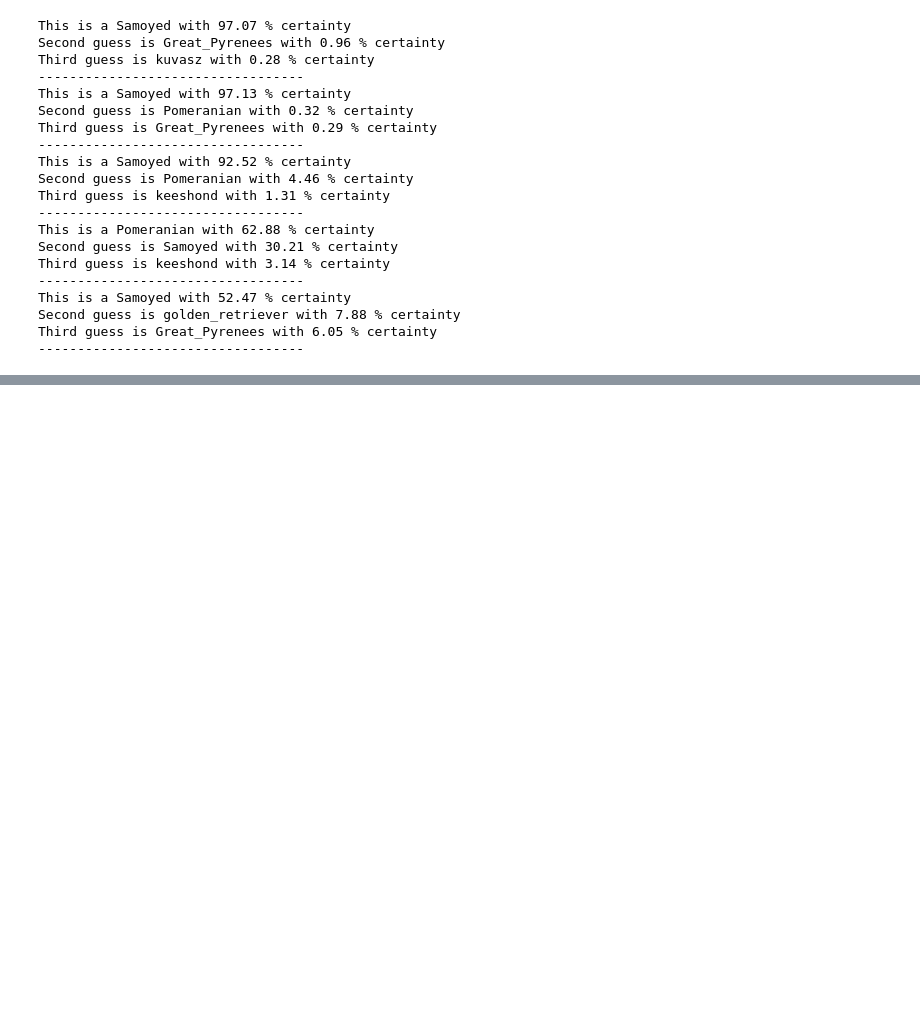
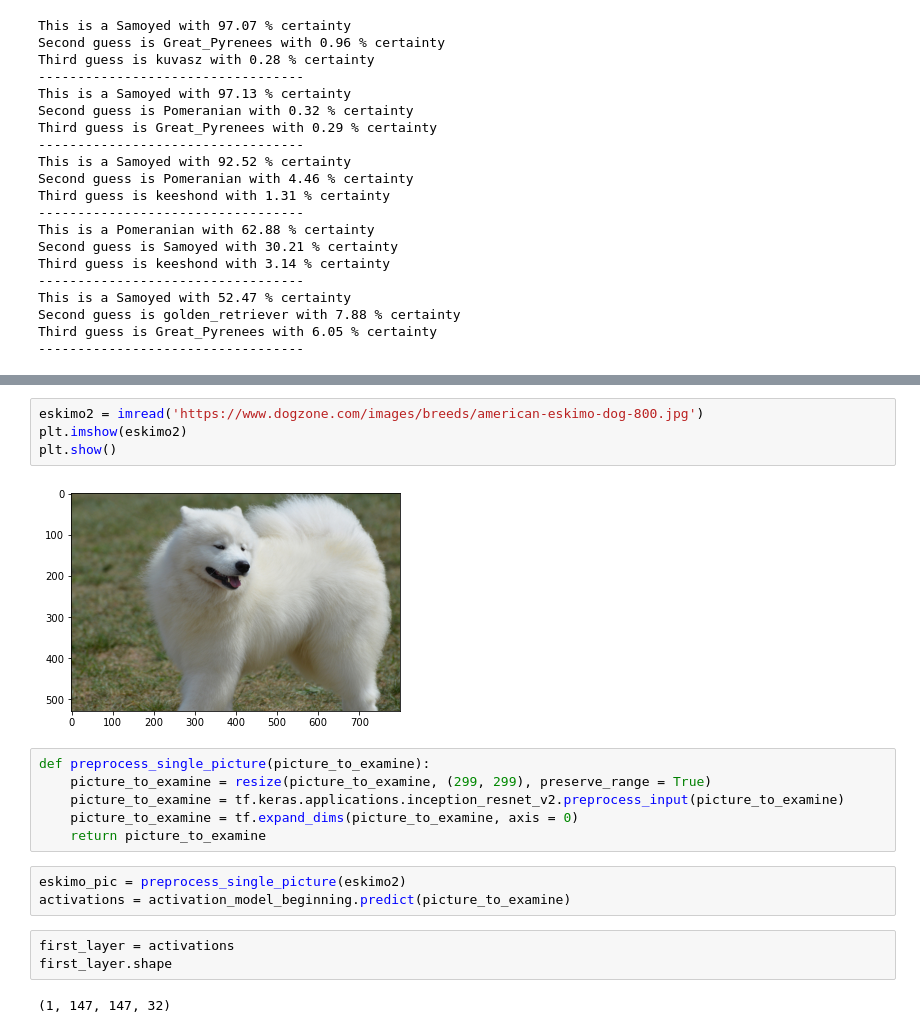
Before and after one commit to ivvlko/CNN-Transfer-Learning-Classification, a Jupyter notebook: 4_Debug and Evaluate NN.ipynb, the cells around one changed output, grey strips where cells are left out. Saved outputs shown, nothing was run; the diff lists cells and outputs as text; blank space fills up the shorter version.

```diff
--- a/4_Debug and Evaluate NN.ipynb
+++ b/4_Debug and Evaluate NN.ipynb
@@ -197,0 +232,20 @@ We found a very big problem with this class, it hasn't even appeared once in its
+# %%
+eskimo2 = imread('https://www.dogzone.com/images/breeds/american-eskimo-dog-800.jpg')
+plt.imshow(eskimo2)
+plt.show()
+# %% [output]
+[figure, added]
+# %%
+def preprocess_single_picture(picture_to_examine):
+    picture_to_examine = resize(picture_to_examine, (299, 299), preserve_range = True)
+    picture_to_examine = tf.keras.applications.inception_resnet_v2.preprocess_input(picture_to_examine)
+    picture_to_examine = tf.expand_dims(picture_to_examine, axis = 0)
+    return picture_to_examine
+# %%
+eskimo_pic = preprocess_single_picture(eskimo2)
+activations = activation_model_beginning.predict(picture_to_examine)
+# %%
+first_layer = activations
+first_layer.shape
+# %% [output]
+(1, 147, 147, 32)
```
Also changed, not shown: parts of 13 cells of this notebook, 3 other files.
